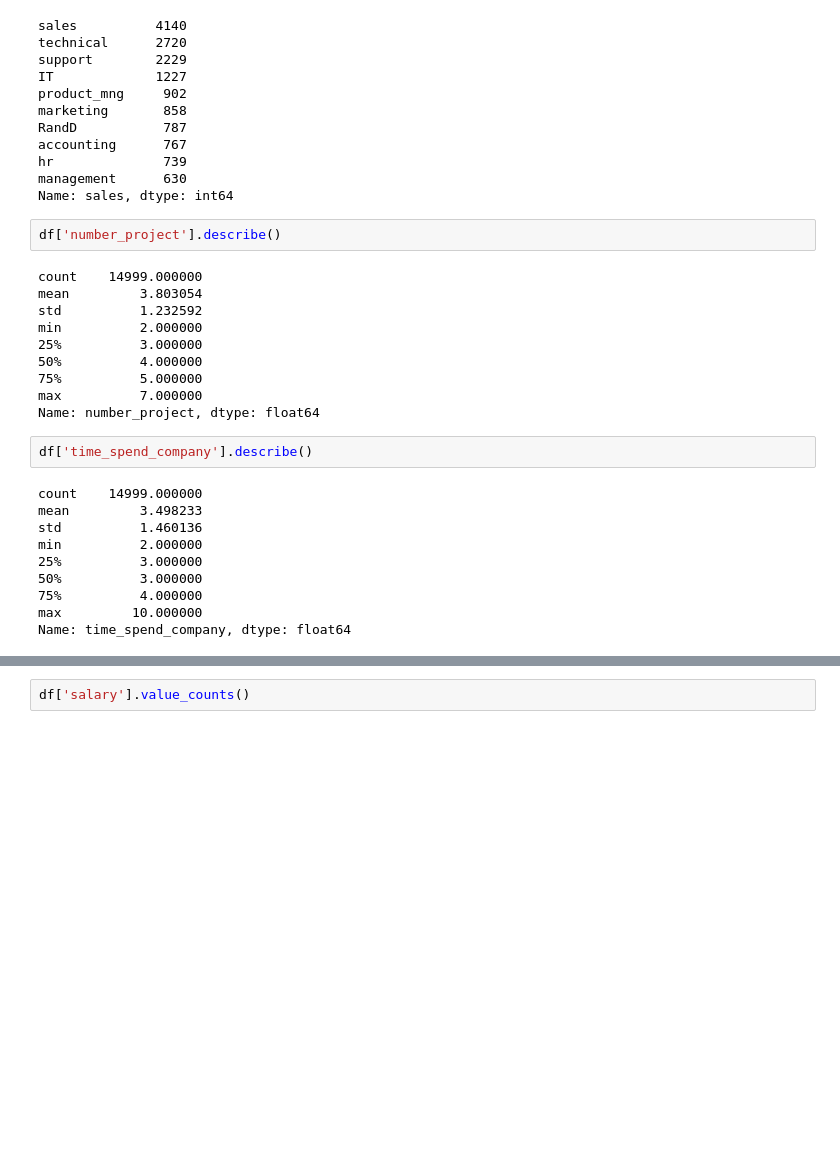
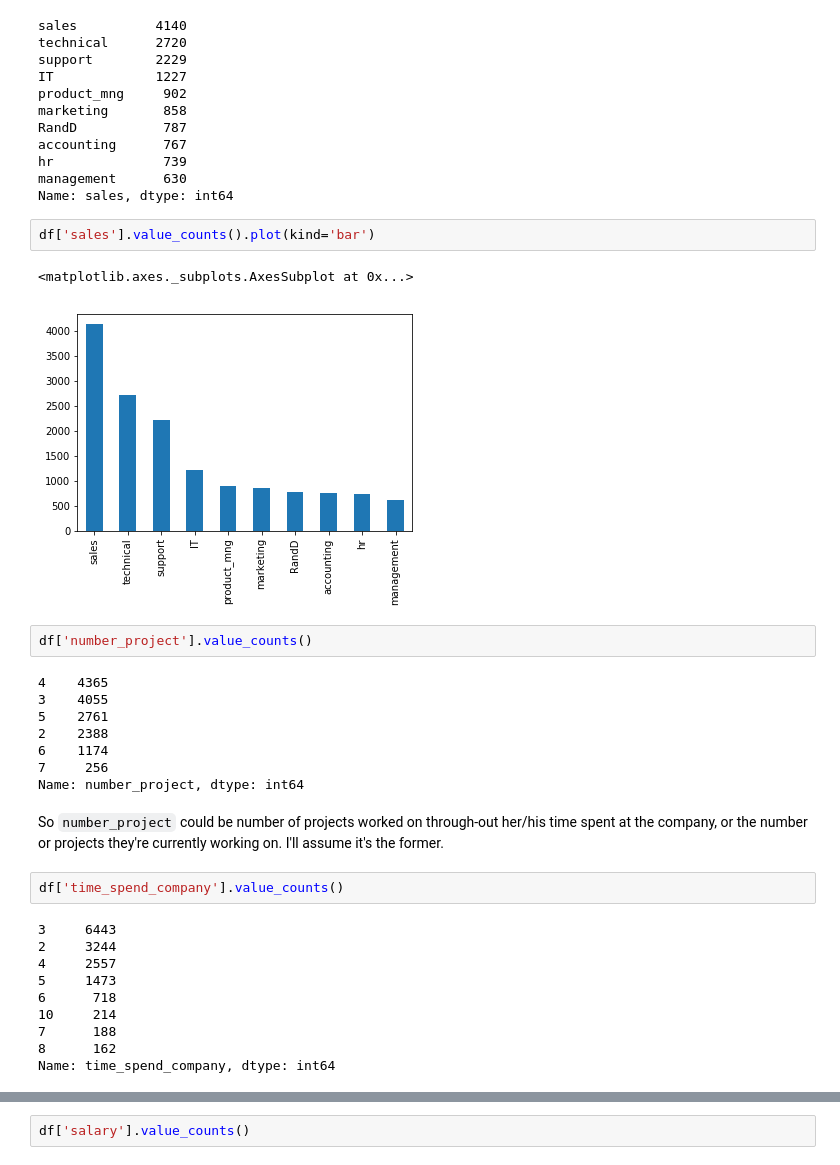
Before and after one commit to giancarlo-garbagnati/employeeretention-ml, a Jupyter notebook: ipynotebooks/hr-employeeretention.ipynb, the cells around one changed output, grey strips where cells are left out. Cells and saved outputs as stored; diff of their text form; blank space fills up the shorter version.

Commit message:
looking through the data

```diff
--- a/ipynotebooks/hr-employeeretention.ipynb
+++ b/ipynotebooks/hr-employeeretention.ipynb
@@ -101,27 +115,32 @@ accounting      767
 hr              739
 management      630
 Name: sales, dtype: int64
+# %%
+df['sales'].value_counts().plot(kind='bar')
+# %% [output]
+<matplotlib.axes._subplots.AxesSubplot at 0x...>
+[figure, added]
 # %%
-df['number_project'].describe()
+df['number_project'].value_counts()
 # %% [output]
-count    14999.000000
-mean         3.803054
-std          1.232592
-min          2.000000
-25%          3.000000
-50%          4.000000
-75%          5.000000
-max          7.000000
-Name: number_project, dtype: float64
+4    4365
+3    4055
+5    2761
+2    2388
+6    1174
+7     256
+Name: number_project, dtype: int64
+# %% [markdown]
+So `number_project` could be number of projects worked on through-out her/his time spent at the company, or the number or projects they're currently working on. I'll assume it's the former.
 # %%
-df['time_spend_company'].describe()
+df['time_spend_company'].value_counts()
 # %% [output]
-count    14999.000000
-mean         3.498233
-std          1.460136
-min          2.000000
-25%          3.000000
-50%          3.000000
-75%          4.000000
-max         10.000000
-Name: time_spend_company, dtype: float64
+3     6443
+2     3244
+4     2557
+5     1473
+6      718
+10     214
+7      188
+8      162
+Name: time_spend_company, dtype: int64
```
Also changed, not shown: parts of 10 cells of this notebook.
